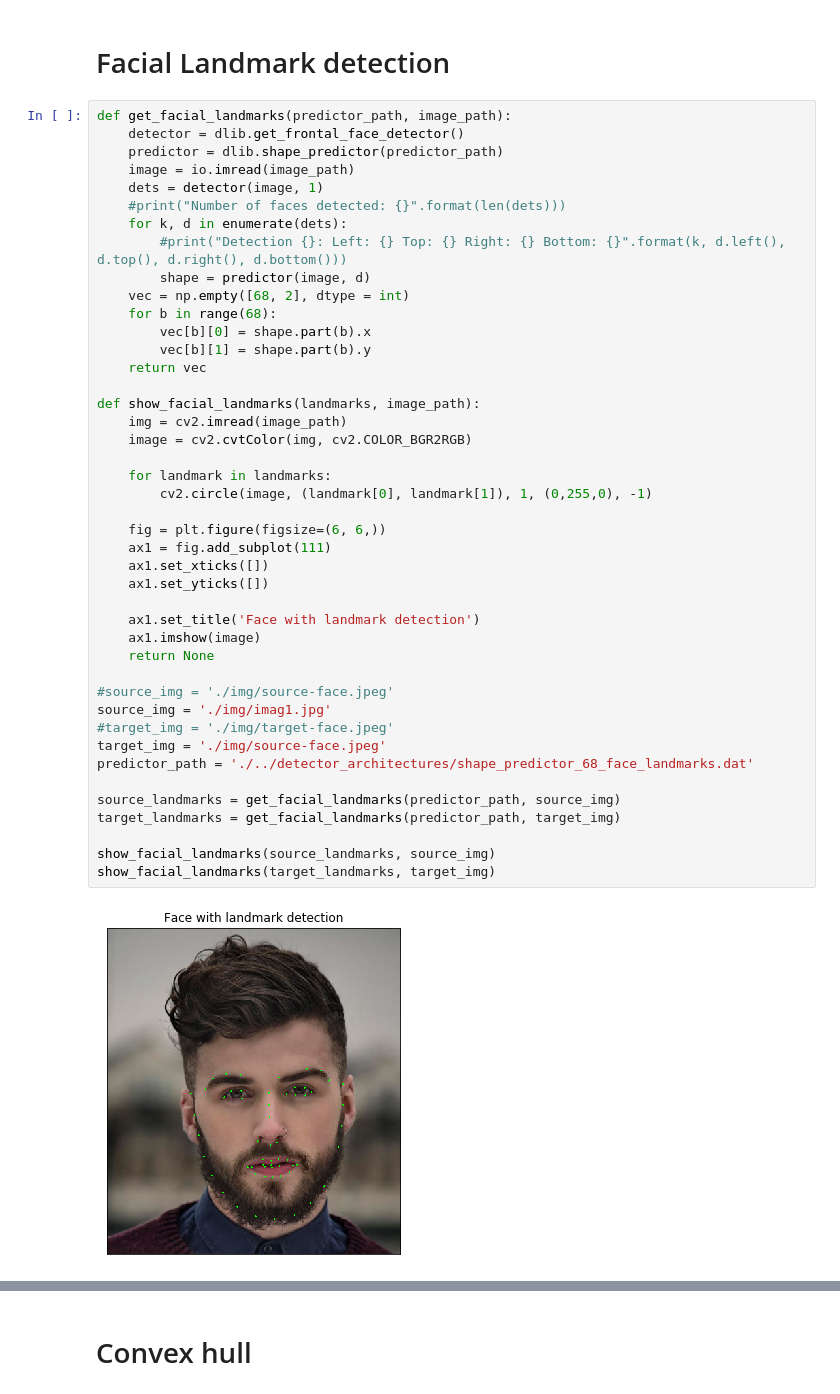
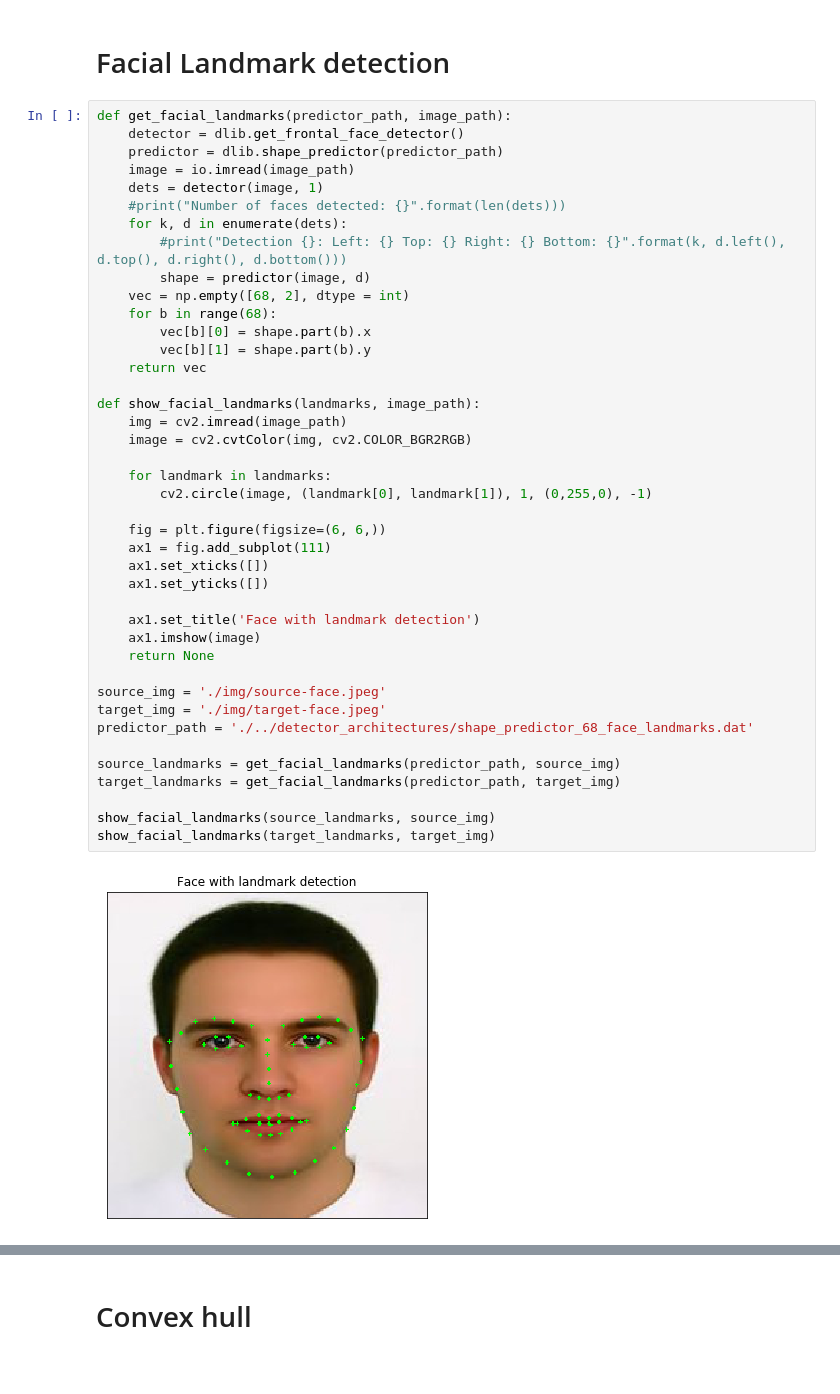
Before and after one commit to betogaona7/hairstyle, a Jupyter notebook: FS-Warping-Technique/Image-warping.ipynb, the cells around one changed output, grey strips where cells are left out. Drawn from its saved outputs; the diff is of its cells as text.

```diff
--- a/FS-Warping-Technique/Image-warping.ipynb
+++ b/FS-Warping-Technique/Image-warping.ipynb
@@ -19,35 +19,33 @@ def get_facial_landmarks(predictor_path, image_path):
     vec = np.empty([68, 2], dtype = int)
     for b in range(68):
         vec[b][0] = shape.part(b).x
         vec[b][1] = shape.part(b).y
     return vec
 
 def show_facial_landmarks(landmarks, image_path):
     img = cv2.imread(image_path)
     image = cv2.cvtColor(img, cv2.COLOR_BGR2RGB)
 
     for landmark in landmarks:
         cv2.circle(image, (landmark[0], landmark[1]), 1, (0,255,0), -1)
 
     fig = plt.figure(figsize=(6, 6,))
     ax1 = fig.add_subplot(111)
     ax1.set_xticks([])
     ax1.set_yticks([])
 
     ax1.set_title('Face with landmark detection')
     ax1.imshow(image)
     return None
 
-#source_img = './img/source-face.jpeg'
-source_img = './img/imag1.jpg'
-#target_img = './img/target-face.jpeg'
-target_img = './img/source-face.jpeg'
+source_img = './img/source-face.jpeg'
+target_img = './img/target-face.jpeg'
 predictor_path = './../detector_architectures/shape_predictor_68_face_landmarks.dat'
 
 source_landmarks = get_facial_landmarks(predictor_path, source_img)
 target_landmarks = get_facial_landmarks(predictor_path, target_img)
 
 show_facial_landmarks(source_landmarks, source_img)
 show_facial_landmarks(target_landmarks, target_img)
 # %% [output]
-[figure, old version]
+[figure, new version]
```
Also changed, not shown: parts of 5 cells of this notebook.
